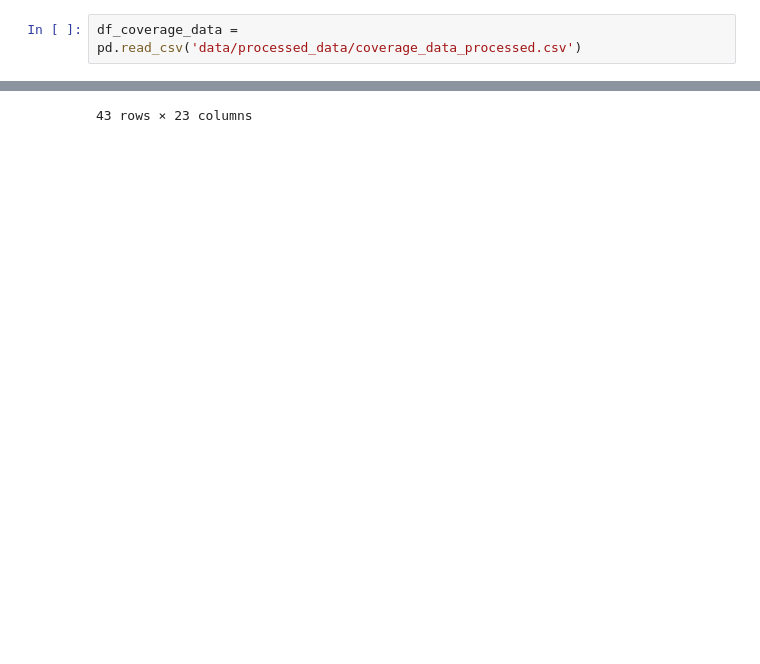
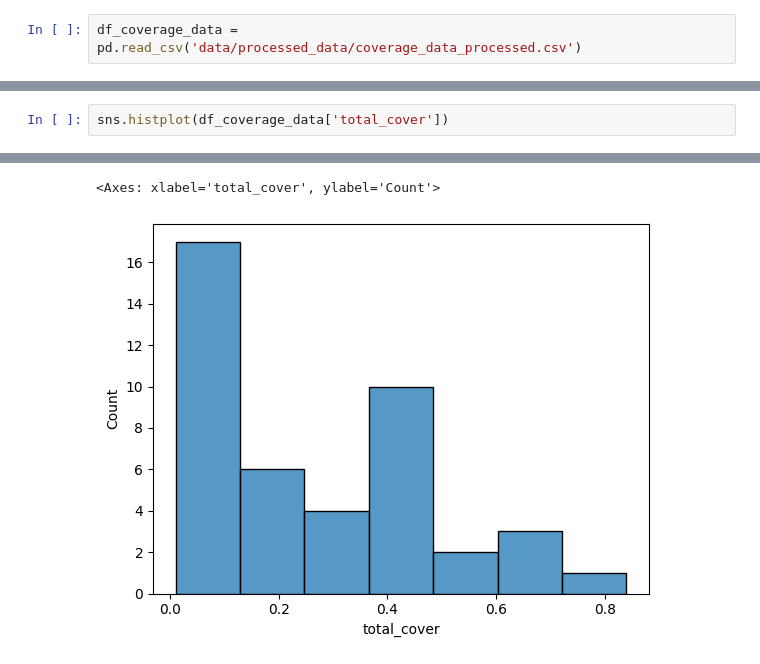
Before and after one commit to Sari-Parvillers/Vulnerable-Earth-TW1-2025, a Jupyter notebook: data_exploration.ipynb, the cells around one changed output, grey strips where cells are left out. Saved outputs shown, nothing was run; the diff lists cells and outputs as text; blank space fills up the shorter version.

Commit message:
data exploration I DONT KNOW WHAT TO DO WITH THIS DATA????!!!!!

```diff
--- a/data_exploration.ipynb
+++ b/data_exploration.ipynb
@@ -6,2 +22,3 @@ df_coverage_data = pd.read_csv('data/processed_data/coverage_data_processed.csv'
 # %%
+sns.histplot(df_coverage_data['total_cover'])
 # %% [output]
@@ -25 +25,2 @@ df_coverage_data = pd.read_csv('data/processed_data/coverage_data_processed.csv'
-43 rows × 23 columns
+<Axes: xlabel='total_cover', ylabel='Count'>
+[figure, added]
```
Also changed, not shown: parts of 12 cells of this notebook, 4 other files.
